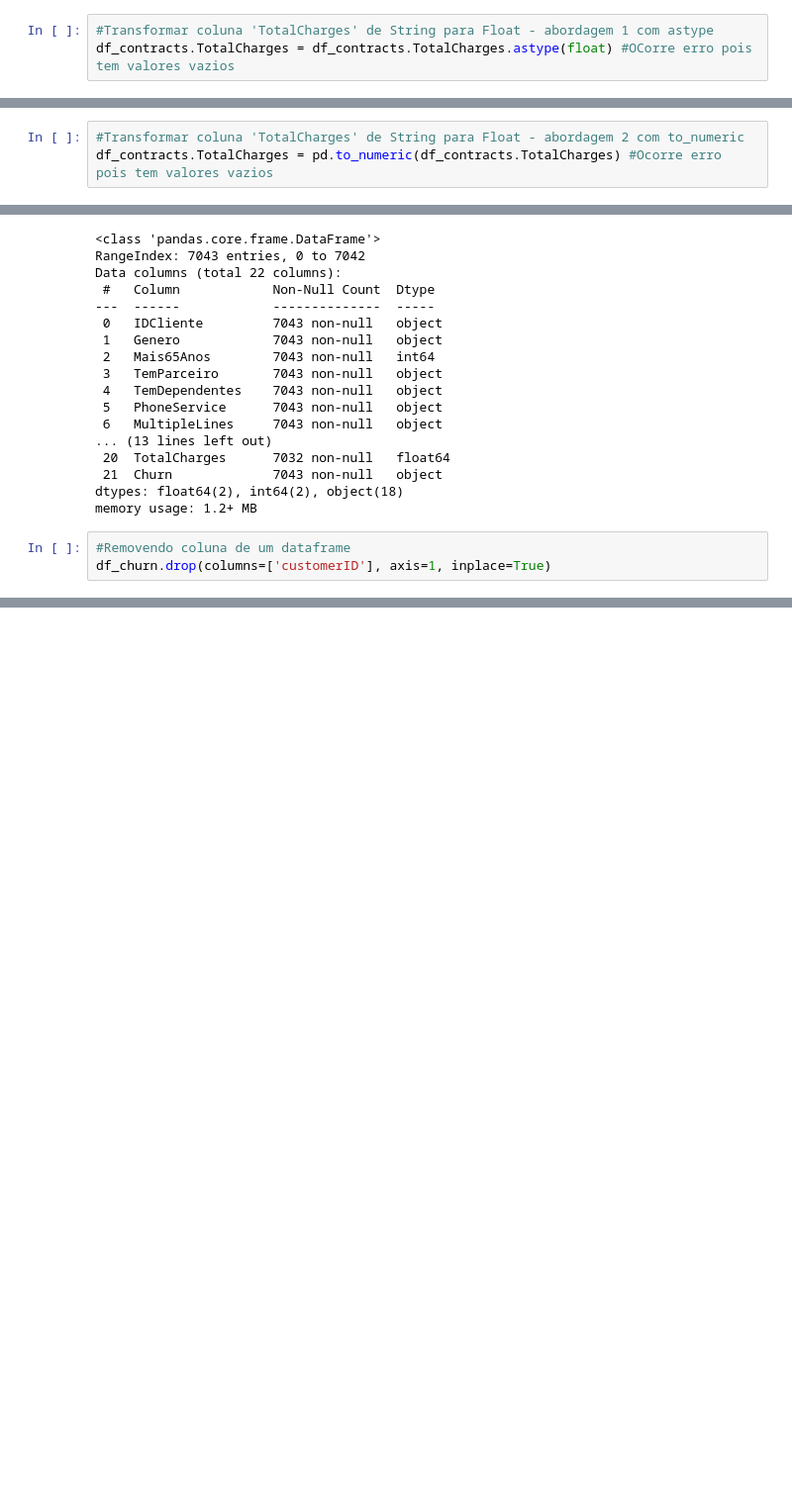
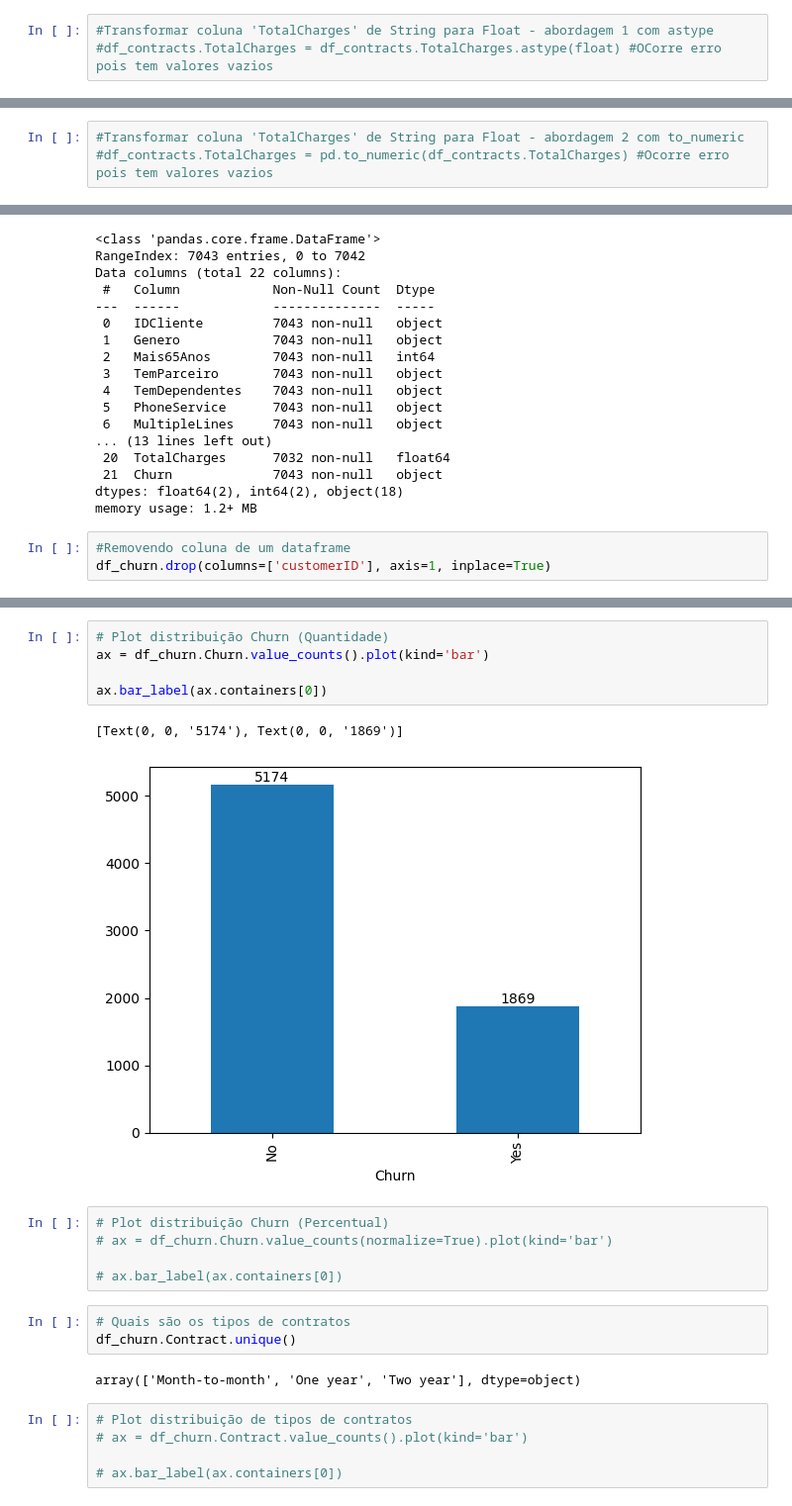
Before and after one commit to viniciusflyssak/cursoIA, a Jupyter notebook: eda_churn.ipynb, the cells around one changed output, grey strips where cells are left out. Shown at 99% size. Drawn from its saved outputs; the diff is of its cells as text; blank space fills up the shorter version.

```diff
--- a/eda_churn.ipynb
+++ b/eda_churn.ipynb
@@ -131,4 +132,4 @@ memory usage: 440.3+ KB
 ## Transformar dados
 # %%
 #Transformar coluna 'TotalCharges' de String para Float - abordagem 1 com astype
-df_contracts.TotalCharges = df_contracts.TotalCharges.astype(float) #OCorre erro pois tem valores vazios
+#df_contracts.TotalCharges = df_contracts.TotalCharges.astype(float) #OCorre erro pois tem valores vazios
@@ -137,3 +136,3 @@ ValueError: could not convert string to float: ' '
 # %%
 #Transformar coluna 'TotalCharges' de String para Float - abordagem 2 com to_numeric
-df_contracts.TotalCharges = pd.to_numeric(df_contracts.TotalCharges) #Ocorre erro pois tem valores vazios
+#df_contracts.TotalCharges = pd.to_numeric(df_contracts.TotalCharges) #Ocorre erro pois tem valores vazios
@@ -386,0 +580,23 @@ df_churn.drop(columns=['customerID'], axis=1, inplace=True)
+# %%
+# Plot distribuição Churn (Quantidade)
+ax = df_churn.Churn.value_counts().plot(kind='bar')
+
+ax.bar_label(ax.containers[0])
+# %% [output]
+[Text(0, 0, '5174'), Text(0, 0, '1869')]
+[figure, added]
+# %%
+# Plot distribuição Churn (Percentual)
+# ax = df_churn.Churn.value_counts(normalize=True).plot(kind='bar')
+
+# ax.bar_label(ax.containers[0])
+# %%
+# Quais são os tipos de contratos
+df_churn.Contract.unique()
+# %% [output]
+array(['Month-to-month', 'One year', 'Two year'], dtype=object)
+# %%
+# Plot distribuição de tipos de contratos
+# ax = df_churn.Contract.value_counts().plot(kind='bar')
+
+# ax.bar_label(ax.containers[0])
```
Also changed, not shown: parts of 64 cells of this notebook, 5 other files.
